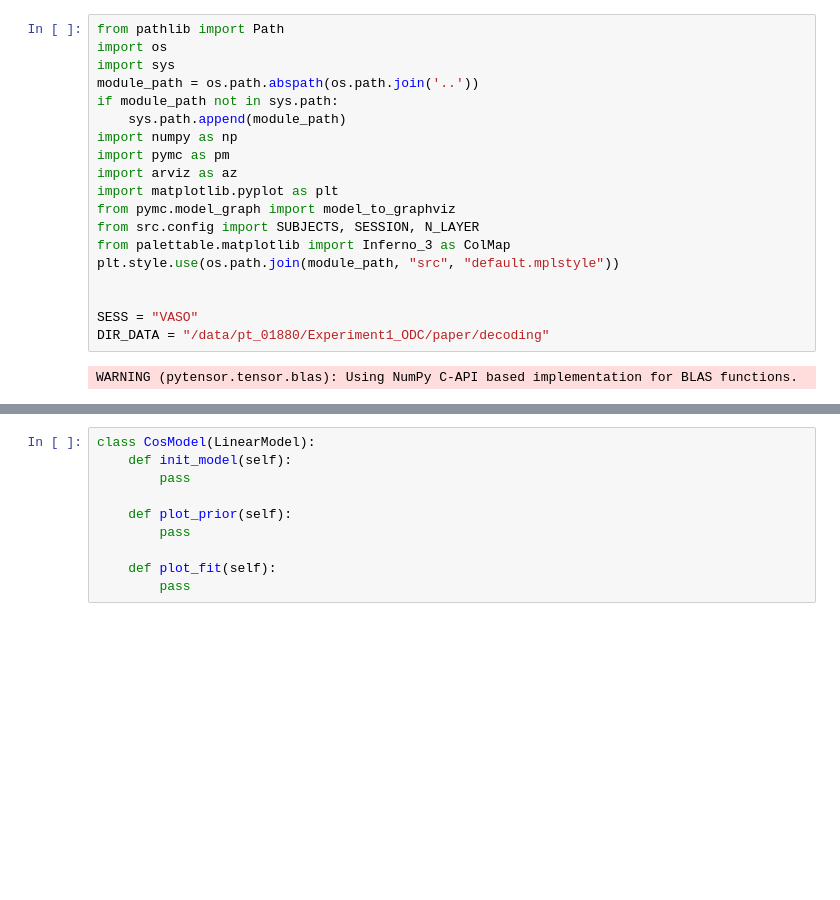
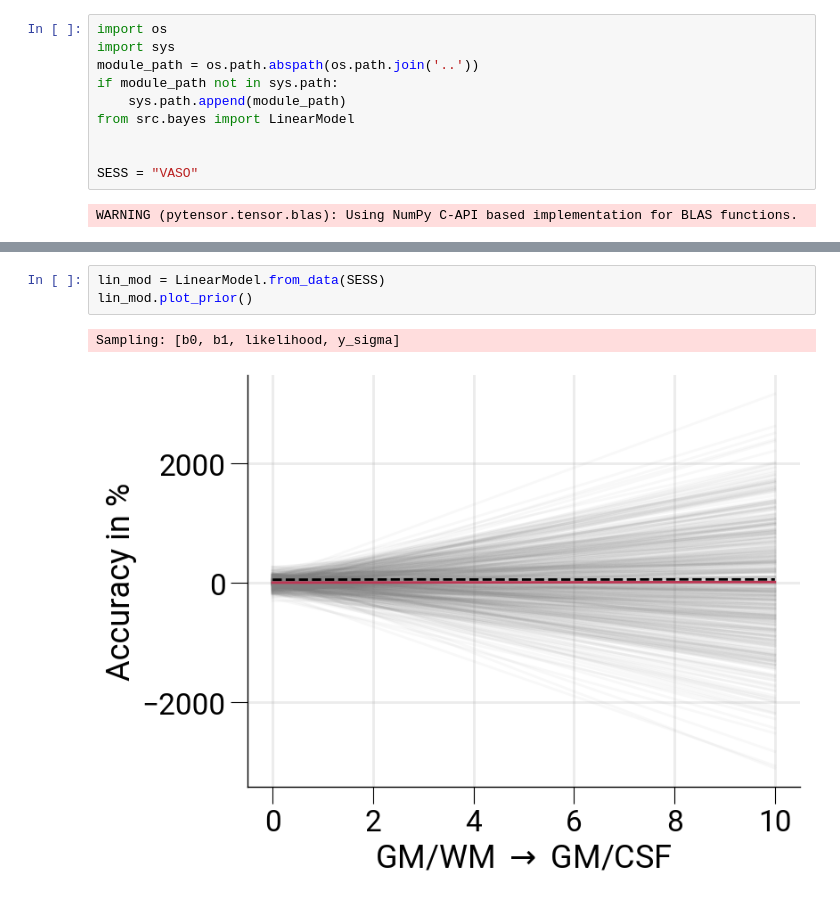
Before and after one commit to haenelt/odc, a Jupyter notebook: notebooks_review/decoding_bayes.ipynb, the cells around one changed output, grey strips where cells are left out. Drawn from its saved outputs; the diff is of its cells as text; blank space fills up the shorter version.

```diff
--- a/notebooks_review/decoding_bayes.ipynb
+++ b/notebooks_review/decoding_bayes.ipynb
@@ -26,23 +26,14 @@
 # (1) use the state-of-the-art Watanabe-Akaike informatoin criterion to do Bayesian model copmarison between the linear and quadratic models
 # (2) estimate the posterior of the peak of the quadratic function using the formula
 # %%
-from pathlib import Path
 import os
 import sys
 module_path = os.path.abspath(os.path.join('..'))
 if module_path not in sys.path:
     sys.path.append(module_path)
-import numpy as np
-import pymc as pm
-import arviz as az
-import matplotlib.pyplot as plt
-from pymc.model_graph import model_to_graphviz
-from src.config import SUBJECTS, SESSION, N_LAYER
-from palettable.matplotlib import Inferno_3 as ColMap
-plt.style.use(os.path.join(module_path, "src", "default.mplstyle"))
+from src.bayes import LinearModel
 
 
 SESS = "VASO"
-DIR_DATA = "/data/pt_01880/Experiment1_ODC/paper/decoding"
 # %% [output]
 WARNING (pytensor.tensor.blas): Using NumPy C-API based implementation for BLAS functions.
@@ -187,10 +40,6 @@ class LinearModel:
-# %%
-class CosModel(LinearModel):
-    def init_model(self):
-        pass
-
-    def plot_prior(self):
-        pass
-
-    def plot_fit(self):
-        pass
+# %%
+lin_mod = LinearModel.from_data(SESS)
+lin_mod.plot_prior()
+# %% [output]
+Sampling: [b0, b1, likelihood, y_sigma]
+[figure, added]
```
Also changed, not shown: parts of 1 cell of this notebook, 7 other files.
